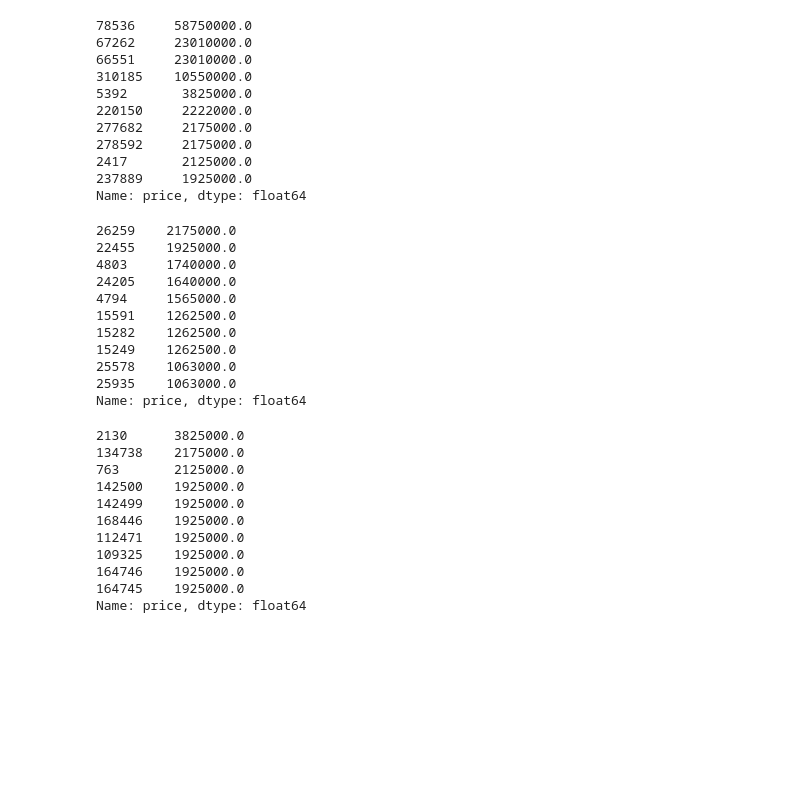
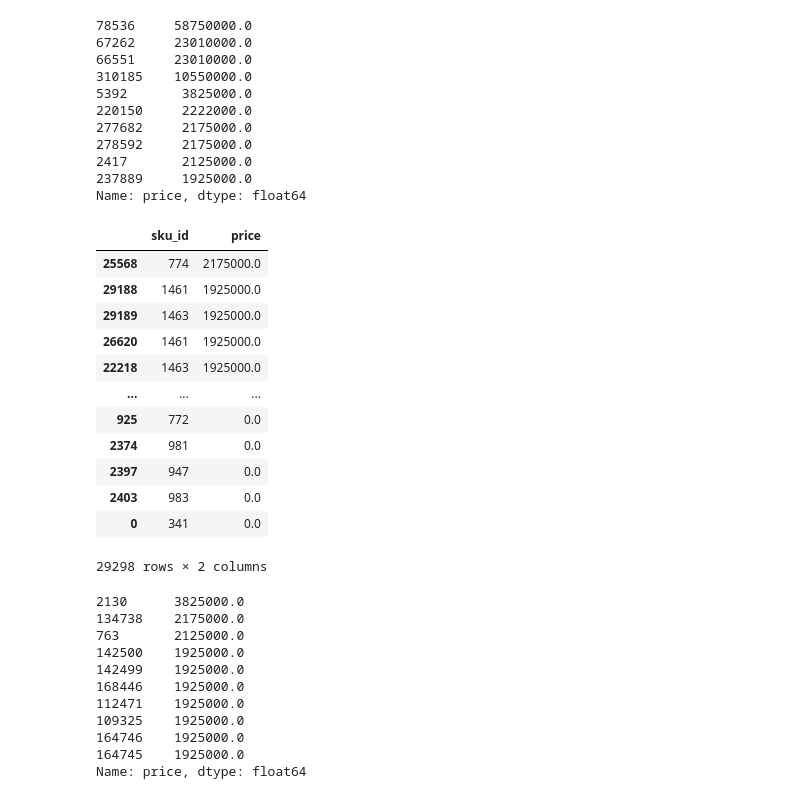
Before and after one commit to yingli/datasciencelifecycle, a Jupyter notebook: sample_code/NB05.ipynb, the cells around one changed output. Drawn from its saved outputs; the diff is of its cells as text; code cells hidden in the pictures; blank space fills up the shorter version.

```diff
--- a/sample_code/NB05.ipynb
+++ b/sample_code/NB05.ipynb
@@ -97,19 +115,21 @@ baskets.price.sort_values(ascending=False).head(10)
 237889     1925000.0
 Name: price, dtype: float64
 # %%
-baskets10.price.sort_values(ascending=False).head(10)
+baskets10.sort_values(by = ['price'], ascending=False).loc[:,['sku_id','price']]
 # %% [output]
+|  | sku_id | price |
+| 25568 | 774 | 2175000.0 |
+| 29188 | 1461 | 1925000.0 |
+| 29189 | 1463 | 1925000.0 |
+| 26620 | 1461 | 1925000.0 |
+| 22218 | 1463 | 1925000.0 |
+| ... | ... | ... |
+| 925 | 772 | 0.0 |
+| 2374 | 981 | 0.0 |
+| 2397 | 947 | 0.0 |
+| 2403 | 983 | 0.0 |
+| 0 | 341 | 0.0 |
-26259    2175000.0
-22455    1925000.0
-4803     1740000.0
-24205    1640000.0
-4794     1565000.0
-15591    1262500.0
-15282    1262500.0
-15249    1262500.0
-25578    1063000.0
-25935    1063000.0
-Name: price, dtype: float64
+29298 rows × 2 columns
 # %%
 baskets250.price.sort_values(ascending=False).head(10)
 # %% [output]
```
Also changed, not shown: parts of 13 cells of this notebook.
